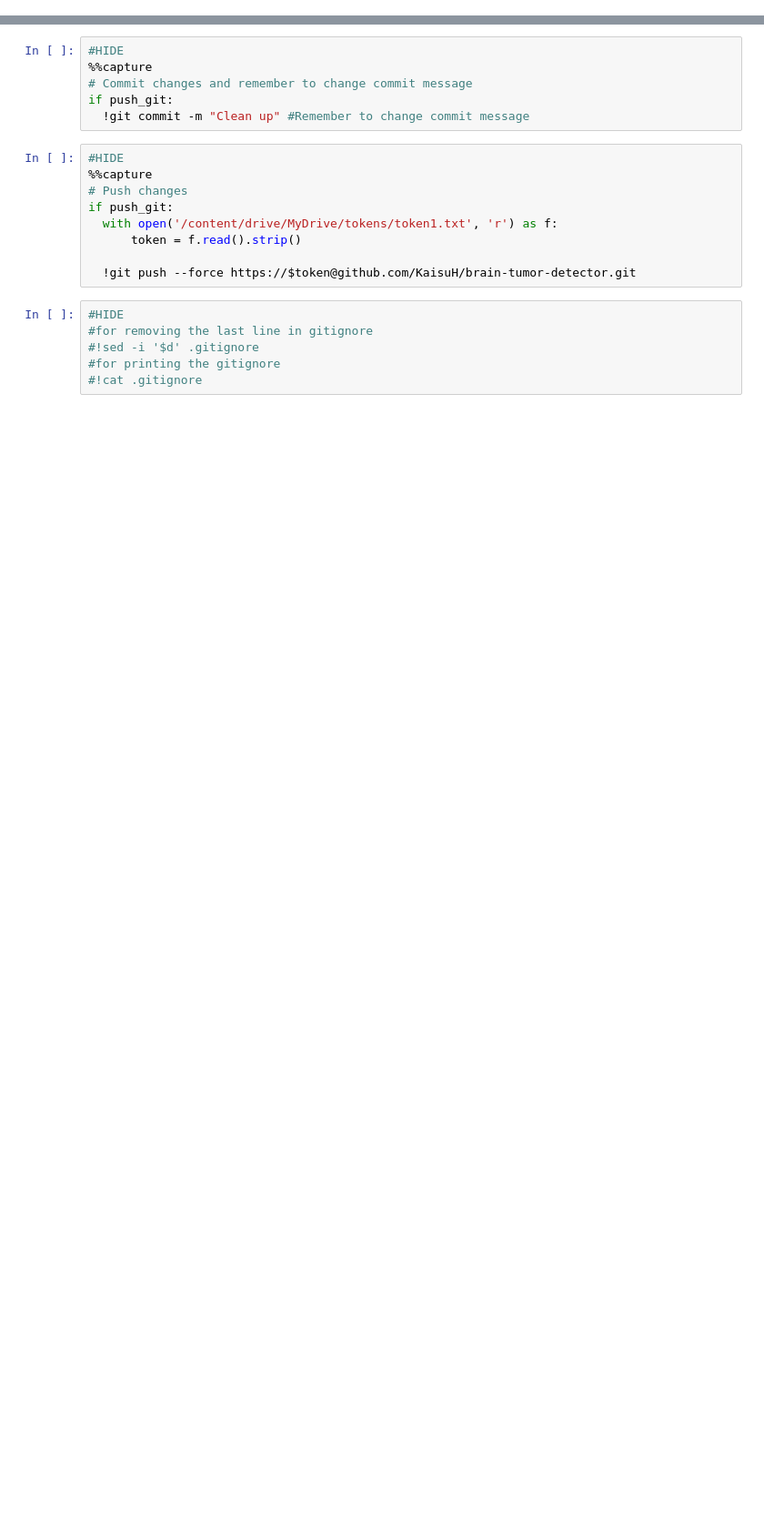
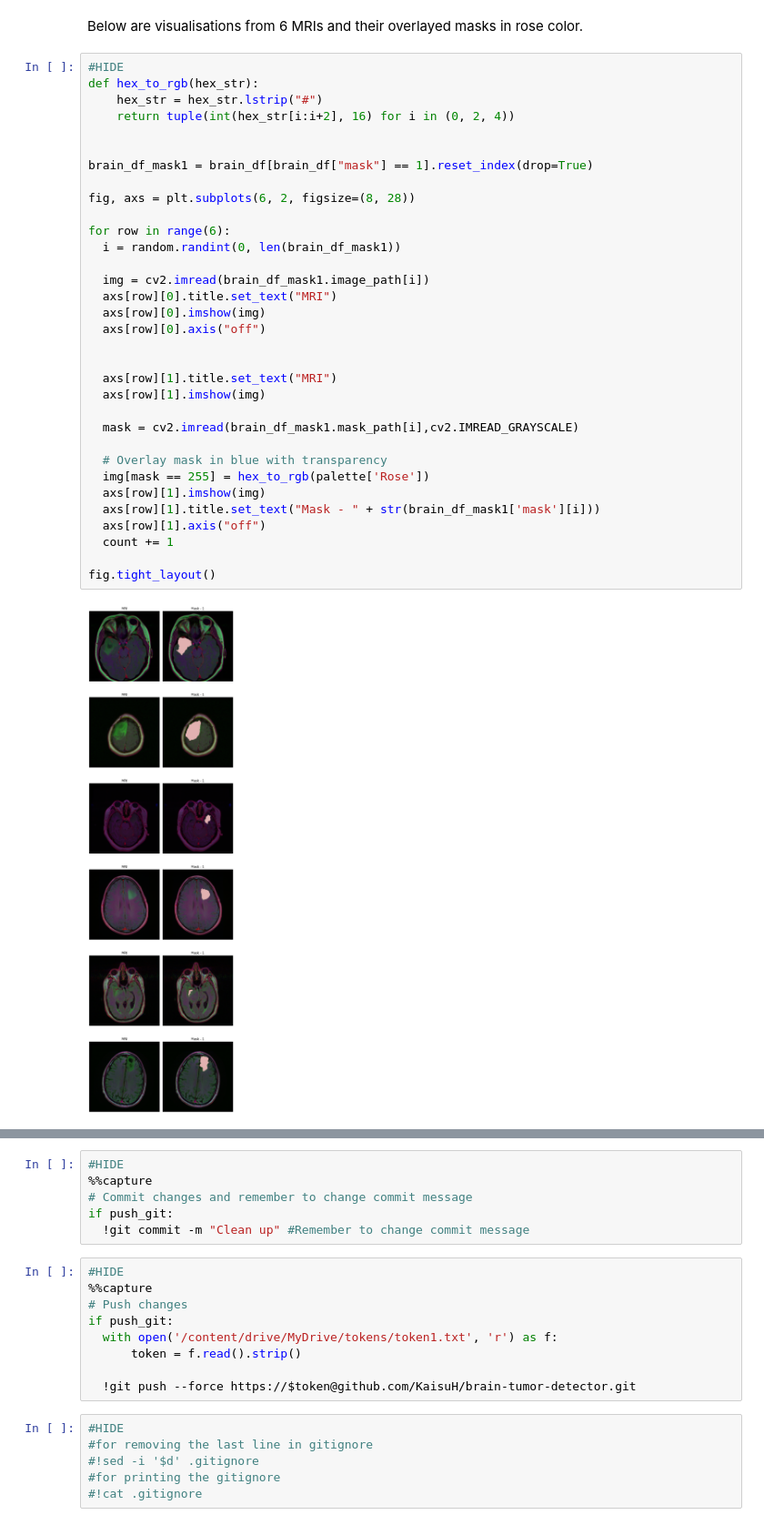
Before and after one commit to KaisuH/brain-tumor-detector, a Jupyter notebook: master.ipynb, the cells around one changed output, grey strips where cells are left out. Shown at 91% size. Drawn from its saved outputs; the diff is of its cells as text; blank space fills up the shorter version.

```diff
--- a/master.ipynb
+++ b/master.ipynb
@@ -66,0 +232,37 @@ push_git = False # <- Change this to True when you wan to push the changes
+# %% [markdown]
+Below are visualisations from 6 MRIs and their overlayed masks in rose color.
+# %%
+#HIDE
+def hex_to_rgb(hex_str):
+    hex_str = hex_str.lstrip("#")
+    return tuple(int(hex_str[i:i+2], 16) for i in (0, 2, 4))
+
+
+brain_df_mask1 = brain_df[brain_df["mask"] == 1].reset_index(drop=True)
+
+fig, axs = plt.subplots(6, 2, figsize=(8, 28))
+
+for row in range(6):
+  i = random.randint(0, len(brain_df_mask1))
+
+  img = cv2.imread(brain_df_mask1.image_path[i])
+  axs[row][0].title.set_text("MRI")
+  axs[row][0].imshow(img)
+  axs[row][0].axis("off")
+
+
+  axs[row][1].title.set_text("MRI")
+  axs[row][1].imshow(img)
+
+  mask = cv2.imread(brain_df_mask1.mask_path[i],cv2.IMREAD_GRAYSCALE)
+
+  # Overlay mask in blue with transparency
+  img[mask == 255] = hex_to_rgb(palette['Rose'])
+  axs[row][1].imshow(img)
+  axs[row][1].title.set_text("Mask - " + str(brain_df_mask1['mask'][i]))
+  axs[row][1].axis("off")
+  count += 1
+
+fig.tight_layout()
+# %% [output]
+[figure, added]
```
Also changed, not shown: parts of 20 cells of this notebook, 6 other files.
